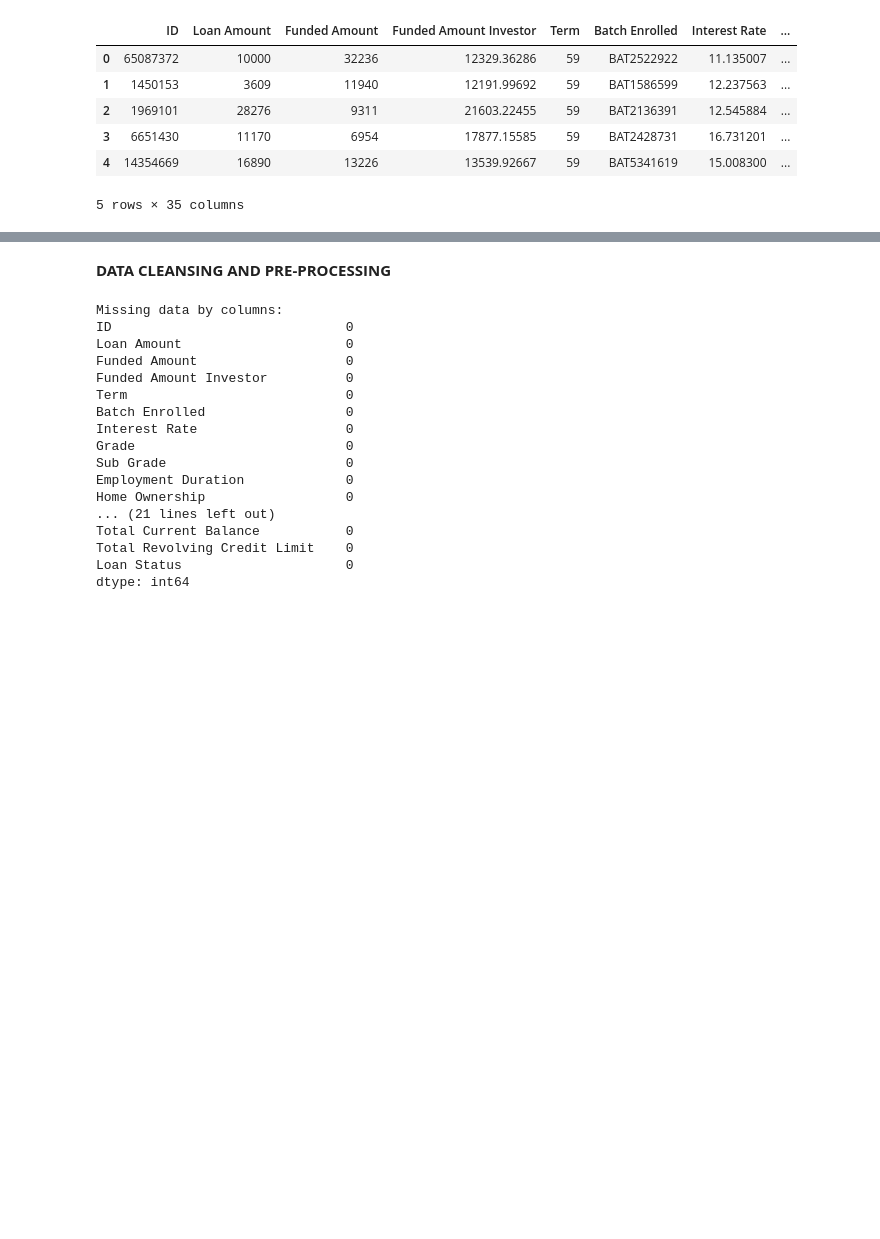
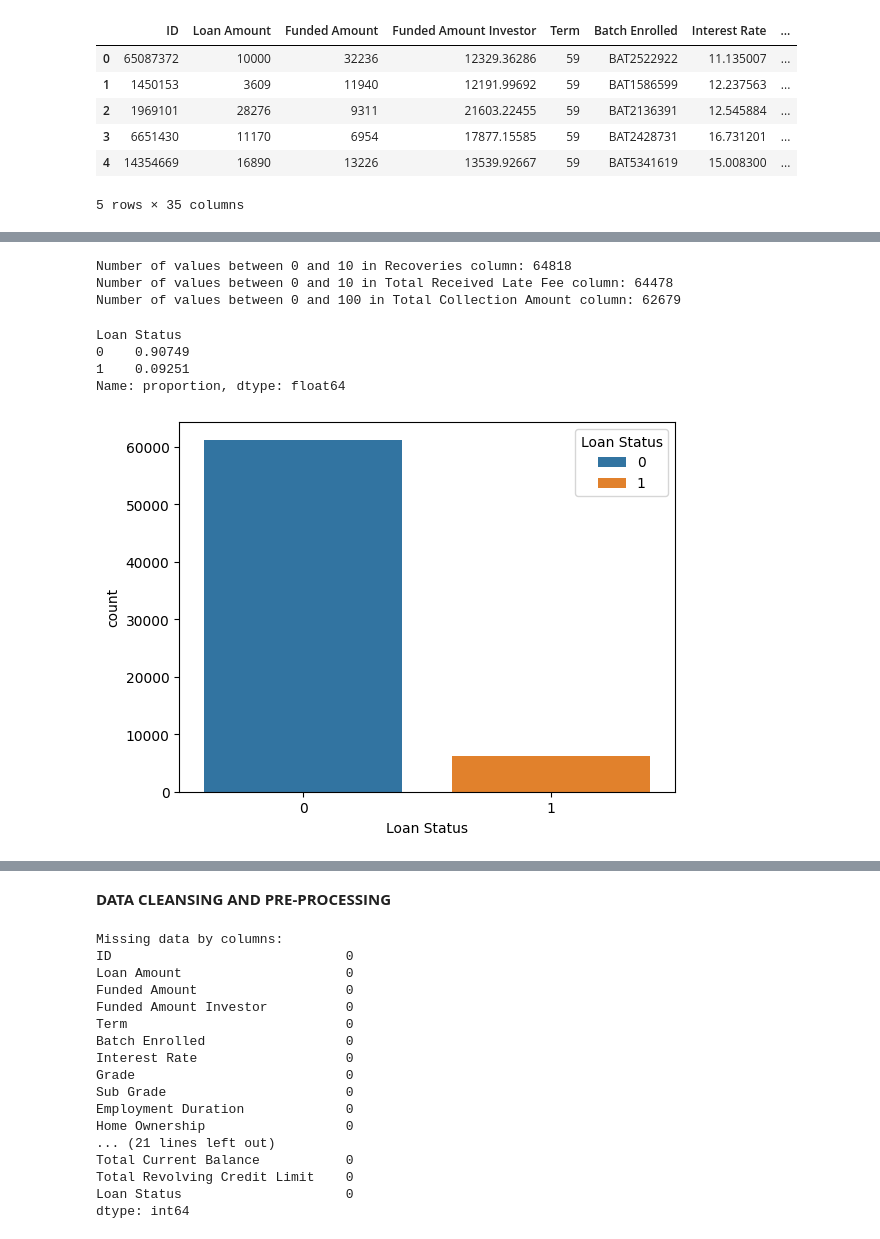
Before and after one commit to stepazel/BankDataAnalysis, a Jupyter notebook: Project.ipynb, the cells around one changed output, grey strips where cells are left out. Drawn from its saved outputs; the diff is of its cells as text; code cells hidden in the pictures; blank space fills up the shorter version.

```diff
--- a/Project.ipynb
+++ b/Project.ipynb
@@ -55,0 +93,21 @@ Name: Employment Duration, dtype: int64
+# %%
+print(f'Number of values between 0 and 10 in Recoveries column: {len(df[(df["Recoveries"] > 0) & (df["Recoveries"] < 10)])}')
+print(f'Number of values between 0 and 10 in Total Received Late Fee column: {len(df[(df["Total Received Late Fee"] > 0) & (df["Total Received Late Fee"] < 10)])}')
+print(f'Number of values between 0 and 100 in Total Collection Amount column: {len(df[(df["Total Collection Amount"] > 0) & (df["Total Collection Amount"] < 100)])}')
+# %% [output]
+Number of values between 0 and 10 in Recoveries column: 64818
+Number of values between 0 and 10 in Total Received Late Fee column: 64478
+Number of values between 0 and 100 in Total Collection Amount column: 62679
+# %%
+print(df['Loan Status'].value_counts(normalize=True))
+# %% [output]
+Loan Status
+0    0.90749
+1    0.09251
+Name: proportion, dtype: float64
+# %%
+df = df.drop(['Accounts Delinquent'], axis=1)
+# %%
+sns.countplot(x='Loan Status', data=df,hue='Loan Status');
+# %% [output]
+[figure, added]
```
Also changed, not shown: parts of 31 cells of this notebook, 1 other file.
